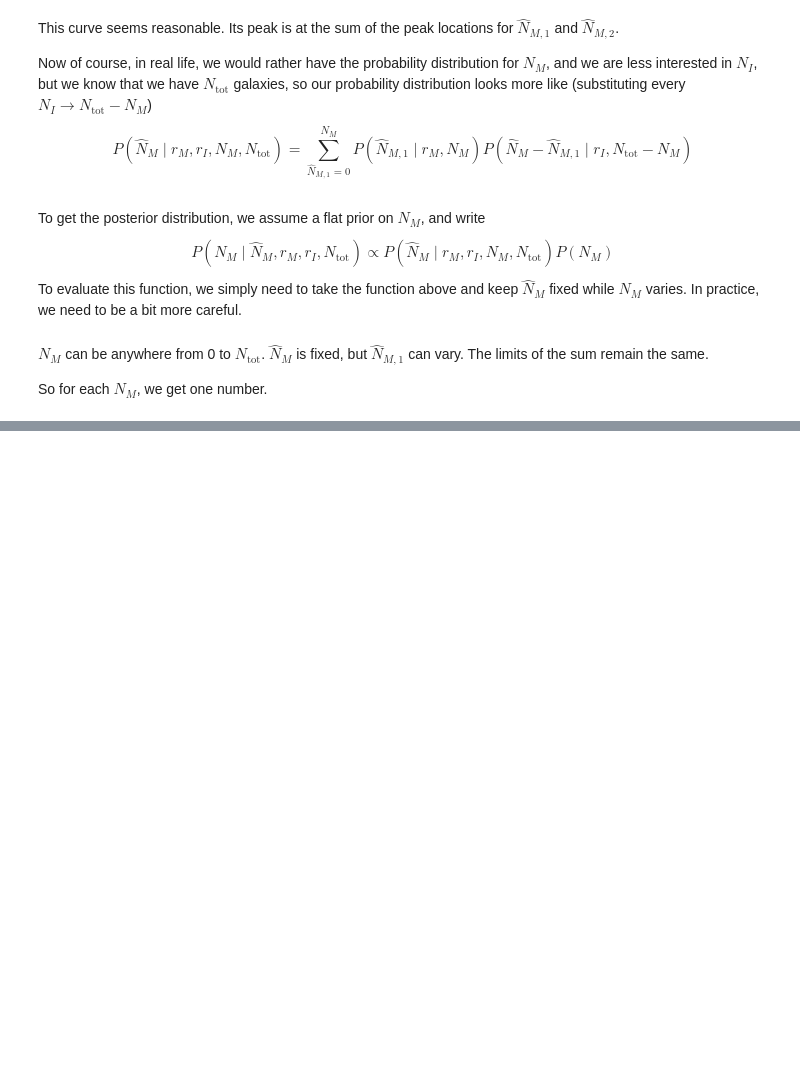
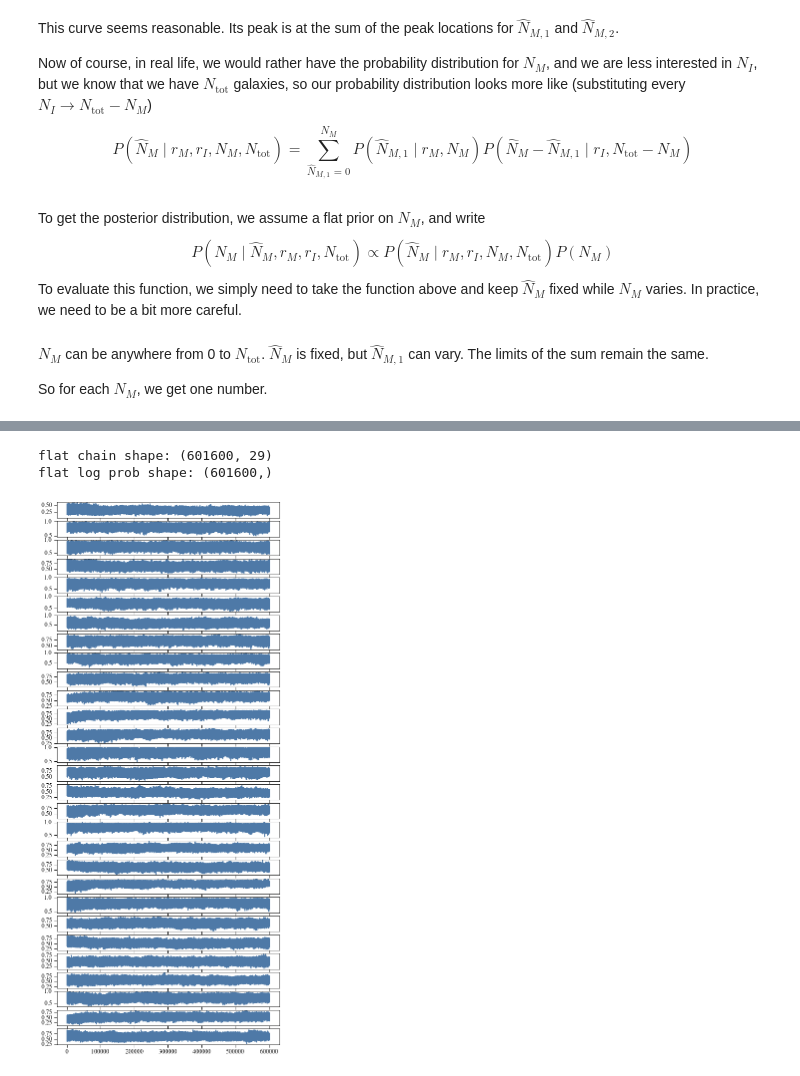
Before and after one commit to dncnwtts/merger_classification, a Jupyter notebook: accuracy_analysis.ipynb, the cells around one changed output, grey strips where cells are left out. Saved outputs shown, nothing was run; the diff lists cells and outputs as text; code cells hidden in the pictures; blank space fills up the shorter version.

```diff
--- a/accuracy_analysis.ipynb
+++ b/accuracy_analysis.ipynb
@@ -118,0 +136,29 @@ plt.legend(loc='best')
+# %%
+# What do the actual numbers look like?
+
+import emcee
+
+reader = emcee.backends.HDFBackend('prelim_results_largerun_v1.h5')
+
+burnin = 300
+thin = 0
+samples = reader.get_chain(discard=burnin, flat=True)
+log_prob_samples = reader.get_log_prob(discard=burnin, flat=True)
+
+
+print("flat chain shape: {0}".format(samples.shape))
+print("flat log prob shape: {0}".format(log_prob_samples.shape))
+
+samples[:,0] /= 193
+
+fig, axes = plt.subplots(figsize=(8, 20), nrows=29, ncols=1, sharex=True)
+axs = axes.flatten()
+for i in range(29):
+    if i < 29:
+        axs[i].plot(samples[:,i])
+    else:
+        axs[i].axis('off')
+# %% [output]
+flat chain shape: (601600, 29)
+flat log prob shape: (601600,)
+[figure, added]
```
Also changed, not shown: parts of 26 cells of this notebook, 6 other files.
